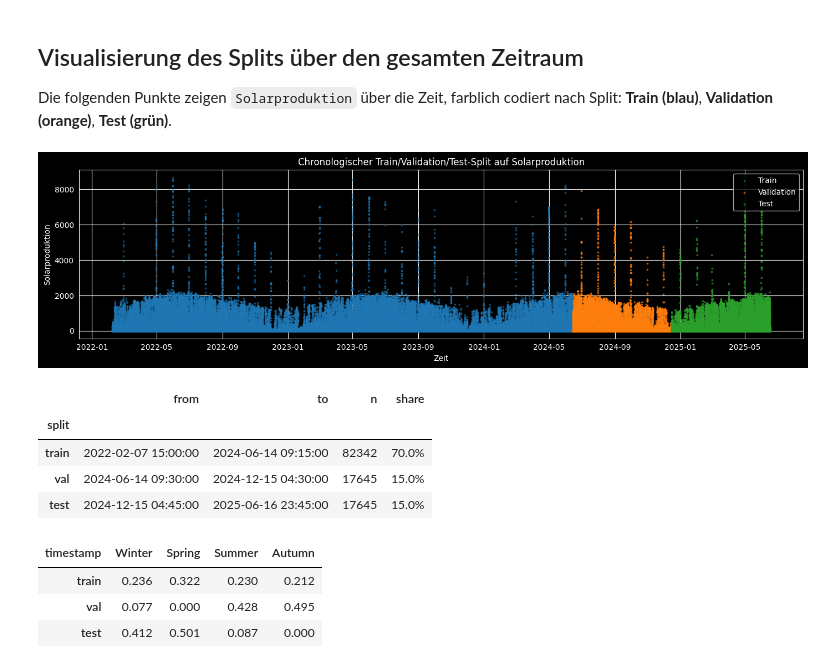
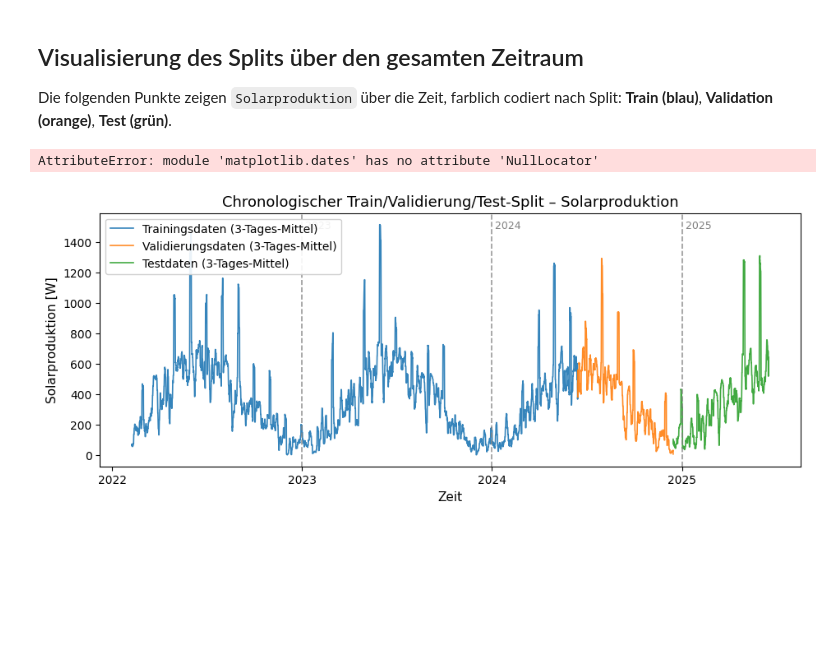
Before and after one commit to Anni075/KI-Project, a Jupyter notebook: notebooks/04_splitting.ipynb, the cells around one changed output. Drawn from its saved outputs; the diff is of its cells as text; code cells hidden in the pictures; blank space fills up the shorter version.

Commit message:
imporove splitting plot

```diff
--- a/notebooks/04_splitting.ipynb
+++ b/notebooks/04_splitting.ipynb
@@ -48,18 +48,44 @@ Test : 17,645 rows
 
 Die folgenden Punkte zeigen `Solarproduktion` über die Zeit, farblich codiert nach Split: **Train (blau)**, **Validation (orange)**, **Test (grün)**.
 # %%
-plt.figure(figsize=(14, 4))
-plt.scatter(train['timestamp'], train[TARGET], s=3, alpha=0.5, label='Train', c='tab:blue')
-plt.scatter(val['timestamp'], val[TARGET], s=3, alpha=0.6, label='Validation', c='tab:orange')
-plt.scatter(test['timestamp'], test[TARGET], s=3, alpha=0.6, label='Test', c='tab:green')
-plt.title('Chronologischer Train/Validation/Test-Split auf Solarproduktion')
-plt.xlabel('Zeit')
-plt.ylabel(TARGET)
-plt.legend(loc='upper right')
+import matplotlib.dates as mdates
+
+# Gleitender Mittelwert (3 Tage = 3 × 96 × 15-min-Intervalle)
+WINDOW = 3 * 96
+train_roll = train.set_index('timestamp')[TARGET].rolling(WINDOW, center=True, min_periods=WINDOW // 2).mean()
+val_roll   = val.set_index('timestamp')[TARGET].rolling(WINDOW, center=True, min_periods=WINDOW // 2).mean()
+test_roll  = test.set_index('timestamp')[TARGET].rolling(WINDOW, center=True, min_periods=WINDOW // 2).mean()
+
+fig, ax = plt.subplots(figsize=(11, 4), facecolor='white')
+ax.set_facecolor('white')
+
+ax.plot(train_roll.index, train_roll, linewidth=1.2, alpha=0.9, label='Trainingsdaten (3-Tages-Mittel)', color='tab:blue')
+ax.plot(val_roll.index,   val_roll,   linewidth=1.2, alpha=0.9, label='Validierungsdaten (3-Tages-Mittel)', color='tab:orange')
+ax.plot(test_roll.index,  test_roll,  linewidth=1.2, alpha=0.9, label='Testdaten (3-Tages-Mittel)', color='tab:green')
+
+# Jahreswechsel hervorheben
+year_min = train['timestamp'].dt.year.min()
+year_max = test['timestamp'].dt.year.max()
+for year in range(year_min + 1, year_max + 1):
+    ax.axvline(pd.Timestamp(f'{year}-01-01'), color='gray', linestyle='--', linewidth=1.2, alpha=0.8)
+    ax.text(pd.Timestamp(f'{year}-01-01'), ax.get_ylim()[1] * 0.97,
+            f' {year}', color='gray', fontsize=9, va='top')
+
+ax.set_title('Chronologischer Train/Validierung/Test-Split – Solarproduktion', fontsize=13)
+ax.set_xlabel('Zeit', fontsize=11)
+ax.set_ylabel('Solarproduktion [W]', fontsize=11)
+ax.legend(loc='upper left', fontsize=10, framealpha=0.9)
+
+ax.xaxis.set_major_locator(mdates.YearLocator())
+ax.xaxis.set_major_formatter(mdates.DateFormatter('%Y'))
+ax.xaxis.set_minor_locator(mdates.NullLocator())
+
+ax.grid(axis='y', linestyle=':', alpha=0.4, color='gray')
 plt.tight_layout()
 plt.show()
 # %% [output]
+AttributeError: module 'matplotlib.dates' has no attribute 'NullLocator'
-[figure, old version]
+[figure, new version]
 # %%
 def split_summary(train_df, val_df, test_df):
     total = len(train_df) + len(val_df) + len(test_df)
@@ -83,19 +109,8 @@ def split_season_distribution(train_df, val_df, test_df):
     return pd.DataFrame(rows).T
 
 split_summary(train, val, test)
-# %% [output]
-|  | from | to | n | share |
-| split |  |  |  |  |
-| train | 2022-02-07 15:00:00 | 2024-06-14 09:15:00 | 82342 | 70.0% |
-| val | 2024-06-14 09:30:00 | 2024-12-15 04:30:00 | 17645 | 15.0% |
-| test | 2024-12-15 04:45:00 | 2025-06-16 23:45:00 | 17645 | 15.0% |
 # %%
 split_season_distribution(train, val, test)
-# %% [output]
-| timestamp | Winter | Spring | Summer | Autumn |
-| train | 0.236 | 0.322 | 0.230 | 0.212 |
-| val | 0.077 | 0.000 | 0.428 | 0.495 |
-| test | 0.412 | 0.501 | 0.087 | 0.000 |
 # %%
 # train.to_csv(OUT_DIR / 'train.csv', index=False)
 # val.to_csv(OUT_DIR / 'val.csv', index=False)
```
Also changed, not shown: parts of 2 cells of this notebook.
